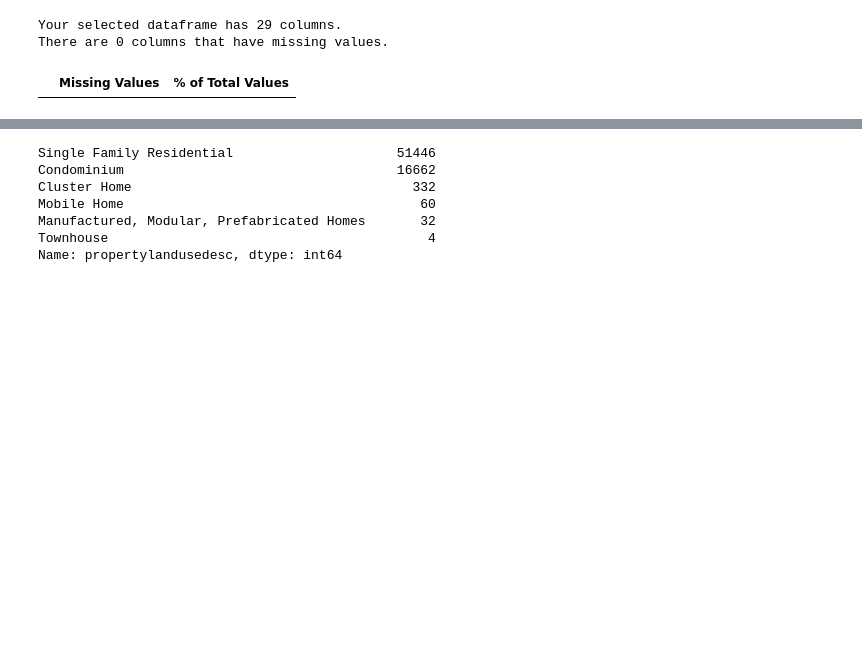
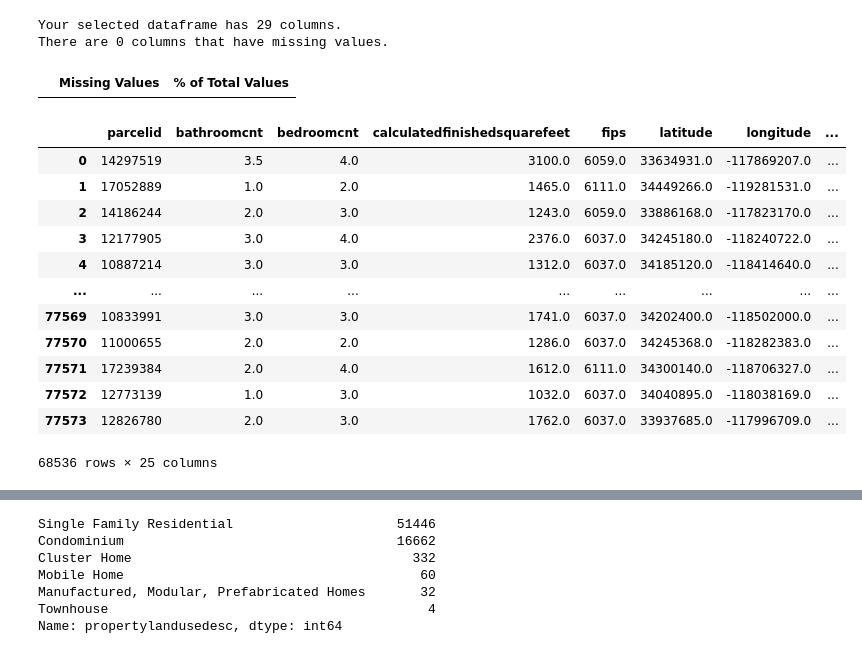
Before and after one commit to ChrisTeceno/clustering-exercises, a Jupyter notebook: zillow.ipynb, the cells around one changed output, grey strips where cells are left out. Saved outputs shown, nothing was run; the diff lists cells and outputs as text; code cells hidden in the pictures; blank space fills up the shorter version.

```diff
--- a/zillow.ipynb
+++ b/zillow.ipynb
@@ -399,6 +396,23 @@ There are 0 columns that have missing values.
 # %%
 #looking at columns with repeated you useless information
 columns_to_drop = ['id', 'calculatedbathnbr','calculatedbathnbr','finishedsquarefeet12', 'fullbathcnt']
+# %%
+df3= df3.drop(columns_to_drop, axis=1)
+df3
+# %% [output]
+|  | parcelid | bathroomcnt | bedroomcnt | calculatedfinishedsquarefeet | fips | latitude | longitude | ... |
+| 0 | 14297519 | 3.5 | 4.0 | 3100.0 | 6059.0 | 33634931.0 | -117869207.0 | ... |
+| 1 | 17052889 | 1.0 | 2.0 | 1465.0 | 6111.0 | 34449266.0 | -119281531.0 | ... |
+| 2 | 14186244 | 2.0 | 3.0 | 1243.0 | 6059.0 | 33886168.0 | -117823170.0 | ... |
+| 3 | 12177905 | 3.0 | 4.0 | 2376.0 | 6037.0 | 34245180.0 | -118240722.0 | ... |
+| 4 | 10887214 | 3.0 | 3.0 | 1312.0 | 6037.0 | 34185120.0 | -118414640.0 | ... |
+| ... | ... | ... | ... | ... | ... | ... | ... | ... |
+| 77569 | 10833991 | 3.0 | 3.0 | 1741.0 | 6037.0 | 34202400.0 | -118502000.0 | ... |
+| 77570 | 11000655 | 2.0 | 2.0 | 1286.0 | 6037.0 | 34245368.0 | -118282383.0 | ... |
+| 77571 | 17239384 | 2.0 | 4.0 | 1612.0 | 6111.0 | 34300140.0 | -118706327.0 | ... |
+| 77572 | 12773139 | 1.0 | 3.0 | 1032.0 | 6037.0 | 34040895.0 | -118038169.0 | ... |
+| 77573 | 12826780 | 2.0 | 3.0 | 1762.0 | 6037.0 | 33937685.0 | -117996709.0 | ... |
+68536 rows × 25 columns
 # %%
 df3.head()
 # %% [output]
```
Also changed, not shown: parts of 6 cells of this notebook, 5 other files.
